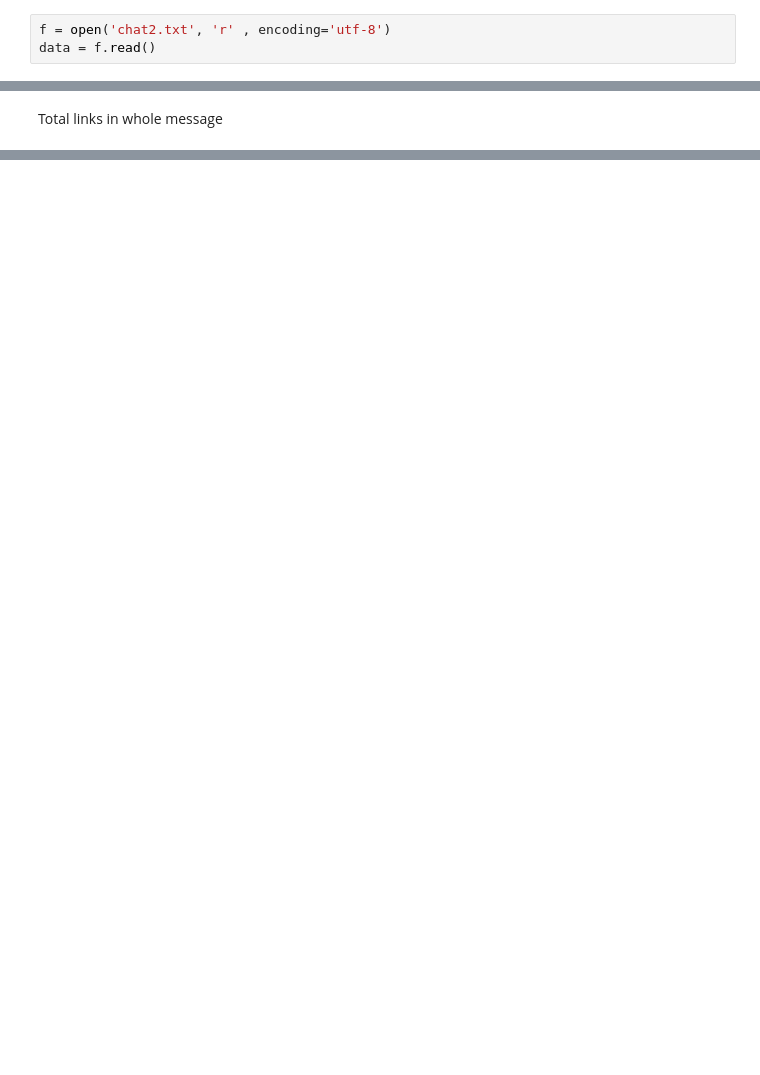
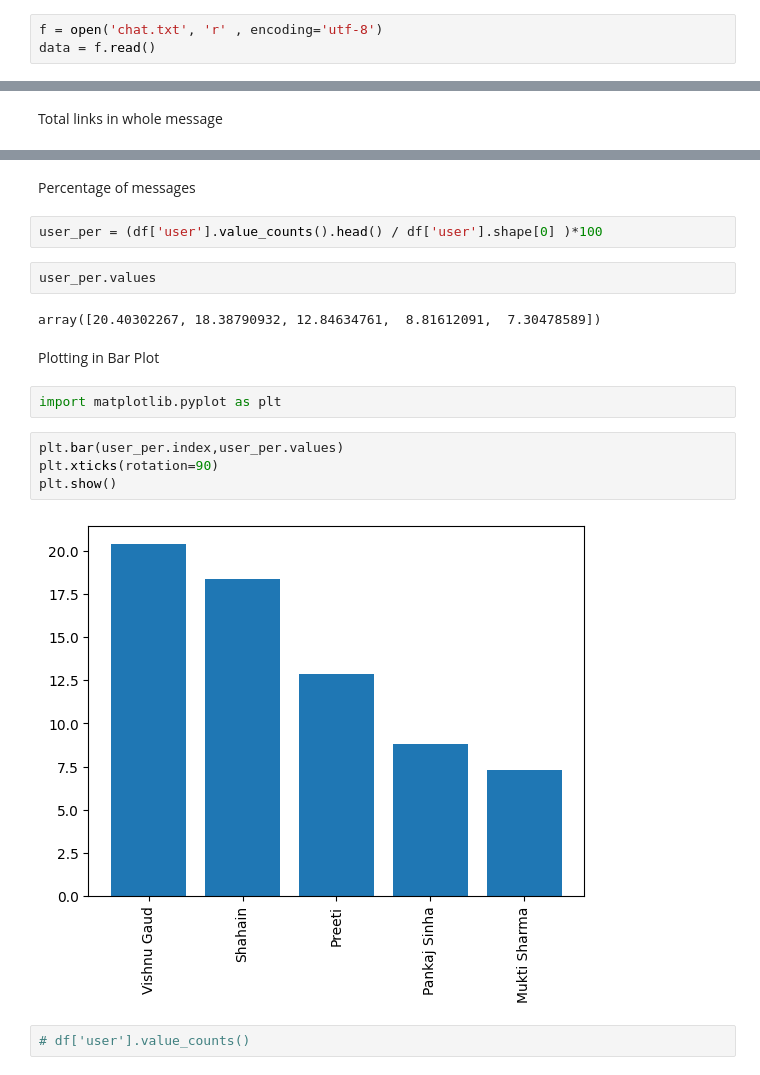
Before and after one commit to sudeepSubedi01/whatsapp-chat-analysis, a Jupyter notebook: chat-analyzer.ipynb, the cells around one changed output, grey strips where cells are left out. Drawn from its saved outputs; the diff is of its cells as text; blank space fills up the shorter version.

```diff
--- a/chat-analyzer.ipynb
+++ b/chat-analyzer.ipynb
@@ -3,7 +3,7 @@ import pandas as pd
 import numpy as np
 import re
 # %%
-f = open('chat2.txt', 'r' , encoding='utf-8')
+f = open('chat.txt', 'r' , encoding='utf-8')
 data = f.read()
 # %%
 print(type(data))
@@ -293,0 +322,20 @@ ext.find_urls(' '.join(df['message'].values.tolist()))
+# %% [markdown]
+Percentage of messages
+# %%
+user_per = (df['user'].value_counts().head() / df['user'].shape[0] )*100
+# %%
+user_per.values
+# %% [output]
+array([20.40302267, 18.38790932, 12.84634761,  8.81612091,  7.30478589])
+# %% [markdown]
+Plotting in Bar Plot
+# %%
+import matplotlib.pyplot as plt
+# %%
+plt.bar(user_per.index,user_per.values)
+plt.xticks(rotation=90)
+plt.show()
+# %% [output]
+[figure, added]
+# %%
+# df['user'].value_counts()
```
Also changed, not shown: parts of 42 cells of this notebook, 5 other files.
